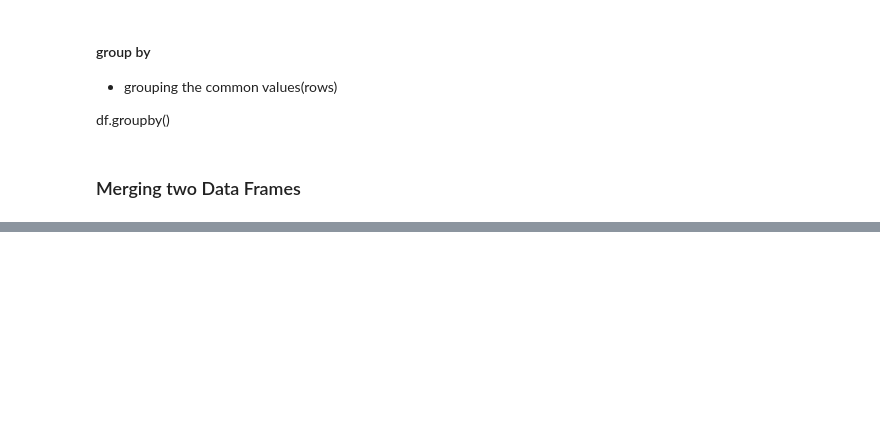
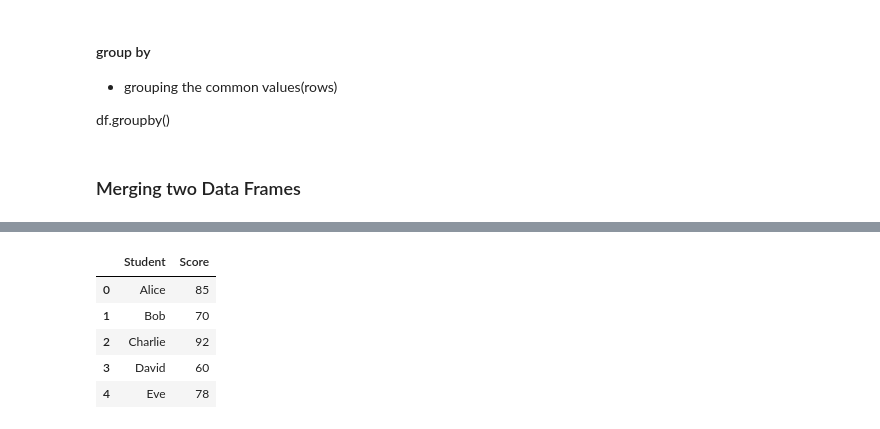
Before and after one commit to anil-k-rajamoni18/PythonLearn, a Jupyter notebook: ADVANCE_CONCEPTS/ML/Pandas_1.ipynb, the cells around one changed output, grey strips where cells are left out. Drawn from its saved outputs; the diff is of its cells as text; code cells hidden in the pictures; blank space fills up the shorter version.

```diff
--- a/ADVANCE_CONCEPTS/ML/Pandas_1.ipynb
+++ b/ADVANCE_CONCEPTS/ML/Pandas_1.ipynb
@@ -1254,0 +839,17 @@ merge1
+# %%
+import pandas as pd
+
+# Creating a DataFrame
+df = pd.DataFrame({
+    'Student': ['Alice', 'Bob', 'Charlie', 'David', 'Eve'],
+    'Score': [85, 70, 92, 60, 78]
+})
+
+df
+# %% [output]
+|  | Student | Score |
+| 0 | Alice | 85 |
+| 1 | Bob | 70 |
+| 2 | Charlie | 92 |
+| 3 | David | 60 |
+| 4 | Eve | 78 |
```
Also changed, not shown: parts of 151 cells of this notebook, 9 other files.
